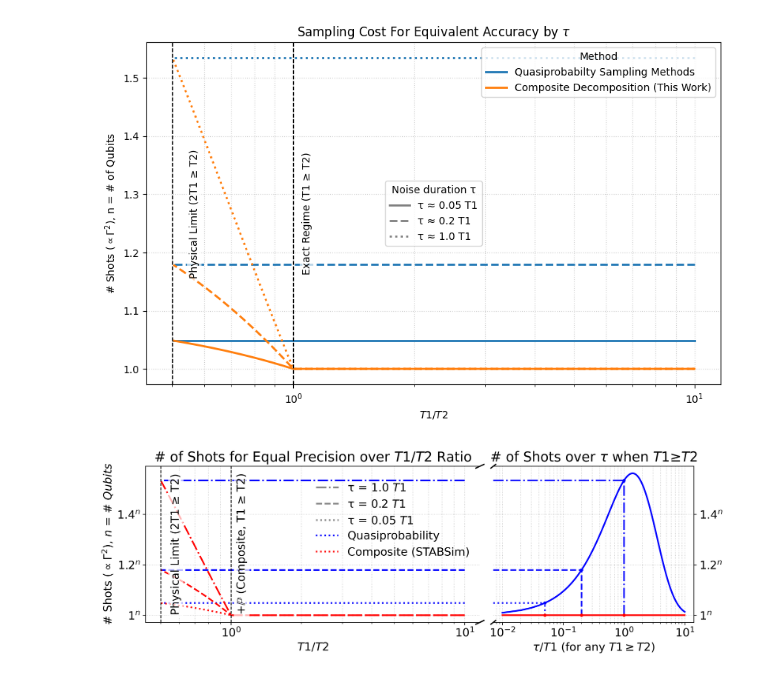
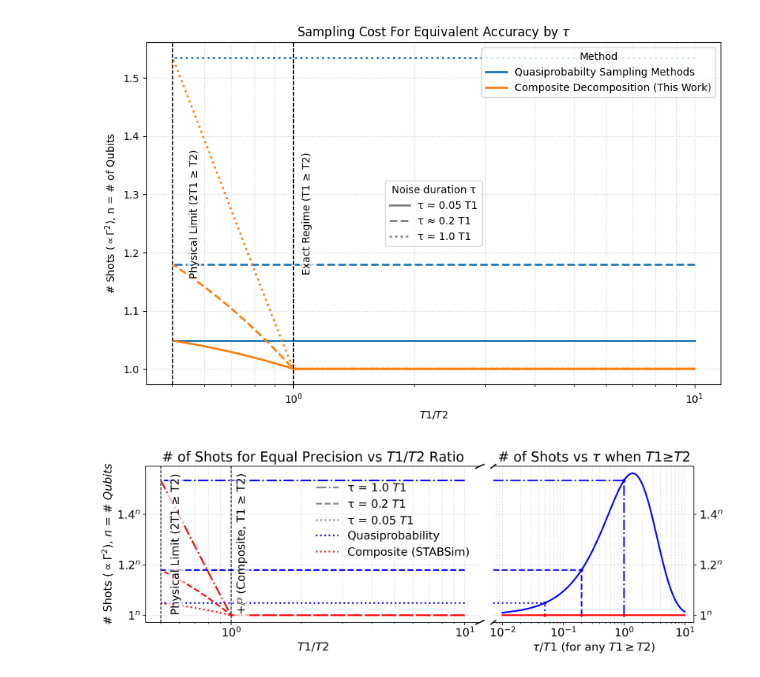
Before and after one commit to pnnl/NWQ-Sim, a Jupyter notebook: stabilizer/damping_work/variance.ipynb, the cells around one changed output. Saved outputs shown, nothing was run; the diff lists cells and outputs as text; code cells hidden in the pictures.

```diff
--- a/stabilizer/damping_work/variance.ipynb
+++ b/stabilizer/damping_work/variance.ipynb
@@ -414,33 +414,33 @@ leg_methods = axL.legend(
     frameon=False
 )
 
 # τ legend (linestyles) - keep inside plot area
 from matplotlib.lines import Line2D
 tau_handles = [
     Line2D([0], [0], color='gray', linestyle=linestyles[i % len(linestyles)], linewidth=2,
            label=rf'τ = {round(taus[i]/T1_scalar, 2)} $T1$')
     for i in range(len(taus))
 ]
 leg_tau = axL.legend(
     handles=list(reversed(tau_handles)),
     loc='lower center',
     bbox_to_anchor=(.655, .55),
     frameon=False,
 )
 
 # Add the Method legend back so both show
 axL.add_artist(leg_methods)
 axL.yaxis.set_major_formatter(ticker.FuncFormatter(lambda v, pos: rf'{v:g}$^n$'))
-axL.set_title(r'# of Shots for Equal Precision over $T1/T2$ Ratio')
-axR.set_title(r'# of Shots over $\tau$ when $T1 ≥ T2$')
+axL.set_title(r'# of Shots for Equal Precision vs $T1/T2$ Ratio')
+axR.set_title(r'# of Shots vs $\tau$ when $T1 ≥ T2$')
 fig.subplots_adjust(right=0.8)
 
 plt.rcParams.update({'font.size': 14})
 plt.rcParams.update({'figure.dpi': 500})  # Set font size for the entire figure
 
 
 
 # fig.suptitle('Sampling Cost: T1/T2 (left) with expansion from Exact Regime into τ/T1 (right)')
 plt.savefig('sampling_cost_analysis.pdf', dpi=500, bbox_inches='tight')
 # %% [output]
-[figure, old version]
+[figure, new version]
```
Also changed, not shown: 3 other files.
